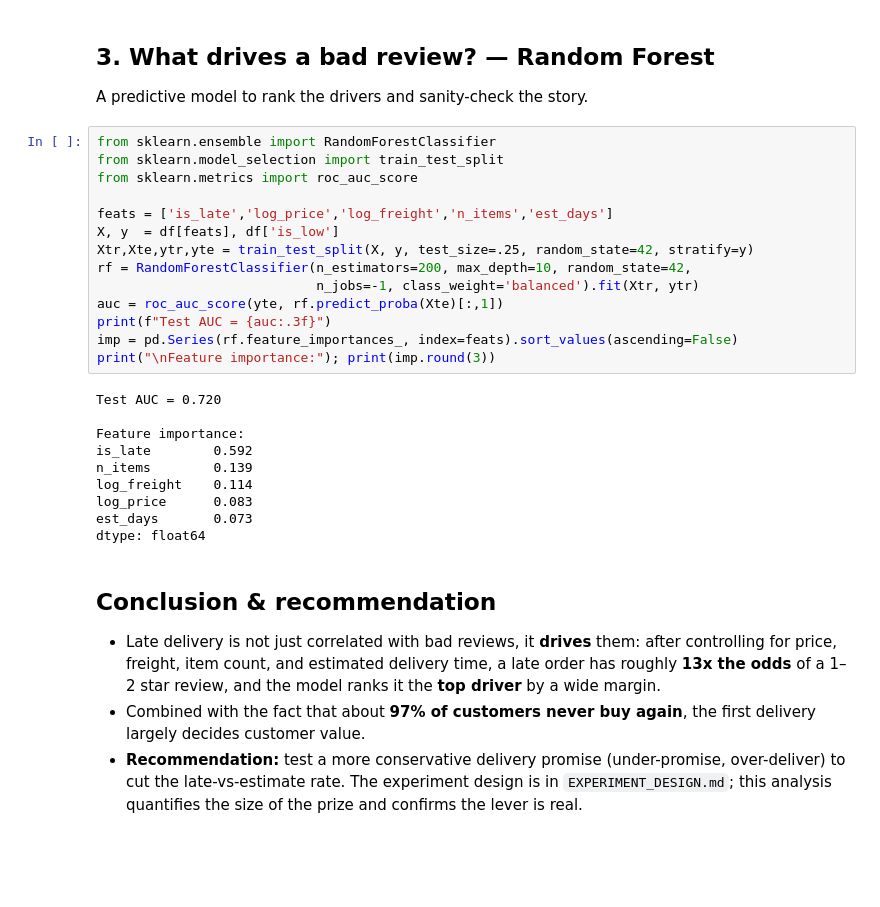
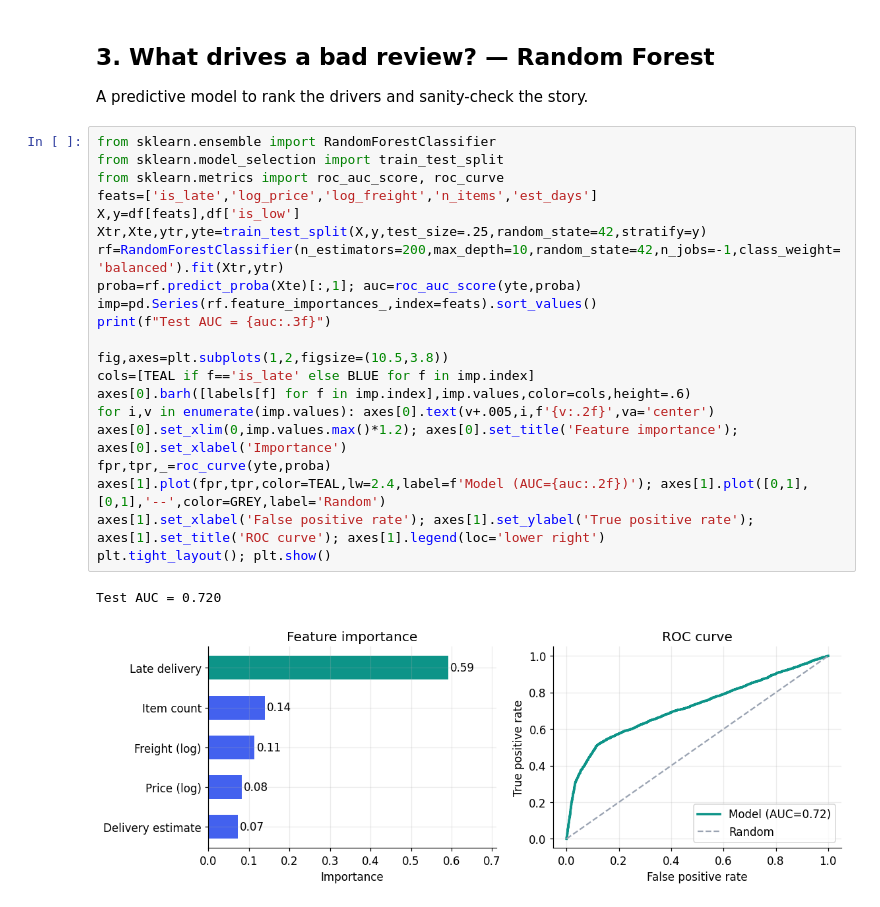
Before and after one commit to mishalaboobackar/olist-marketplace-analytics, a Jupyter notebook: notebooks/03_experiment_analysis.ipynb, the cells around one changed output. Cells and saved outputs as stored; diff of their text form; blank space fills up the shorter version.

```diff
--- a/notebooks/03_experiment_analysis.ipynb
+++ b/notebooks/03_experiment_analysis.ipynb
@@ -114,30 +85,24 @@ A predictive model to rank the drivers and sanity-check the story.
 # %%
 from sklearn.ensemble import RandomForestClassifier
 from sklearn.model_selection import train_test_split
-from sklearn.metrics import roc_auc_score
+from sklearn.metrics import roc_auc_score, roc_curve
+feats=['is_late','log_price','log_freight','n_items','est_days']
+X,y=df[feats],df['is_low']
+Xtr,Xte,ytr,yte=train_test_split(X,y,test_size=.25,random_state=42,stratify=y)
+rf=RandomForestClassifier(n_estimators=200,max_depth=10,random_state=42,n_jobs=-1,class_weight='balanced').fit(Xtr,ytr)
+proba=rf.predict_proba(Xte)[:,1]; auc=roc_auc_score(yte,proba)
+imp=pd.Series(rf.feature_importances_,index=feats).sort_values()
+print(f"Test AUC = {auc:.3f}")
 
-feats = ['is_late','log_price','log_freight','n_items','est_days']
-X, y  = df[feats], df['is_low']
-Xtr,Xte,ytr,yte = train_test_split(X, y, test_size=.25, random_state=42, stratify=y)
-rf = RandomForestClassifier(n_estimators=200, max_depth=10, random_state=42,
-                            n_jobs=-1, class_weight='balanced').fit(Xtr, ytr)
-auc = roc_auc_score(yte, rf.predict_proba(Xte)[:,1])
-print(f"Test AUC = {auc:.3f}")
-imp = pd.Series(rf.feature_importances_, index=feats).sort_values(ascending=False)
-print("\nFeature importance:"); print(imp.round(3))
+fig,axes=plt.subplots(1,2,figsize=(10.5,3.8))
+cols=[TEAL if f=='is_late' else BLUE for f in imp.index]
+axes[0].barh([labels[f] for f in imp.index],imp.values,color=cols,height=.6)
+for i,v in enumerate(imp.values): axes[0].text(v+.005,i,f'{v:.2f}',va='center')
+axes[0].set_xlim(0,imp.values.max()*1.2); axes[0].set_title('Feature importance'); axes[0].set_xlabel('Importance')
+fpr,tpr,_=roc_curve(yte,proba)
+axes[1].plot(fpr,tpr,color=TEAL,lw=2.4,label=f'Model (AUC={auc:.2f})'); axes[1].plot([0,1],[0,1],'--',color=GREY,label='Random')
+axes[1].set_xlabel('False positive rate'); axes[1].set_ylabel('True positive rate'); axes[1].set_title('ROC curve'); axes[1].legend(loc='lower right')
+plt.tight_layout(); plt.show()
 # %% [output]
 Test AUC = 0.720
-
-Feature importance:
-is_late        0.592
-n_items        0.139
-log_freight    0.114
-log_price      0.083
-est_days       0.073
-dtype: float64
+[figure, added]
-# %% [markdown]
-## Conclusion & recommendation
-
-- Late delivery is not just correlated with bad reviews, it **drives** them: after controlling for price, freight, item count, and estimated delivery time, a late order has roughly **13x the odds** of a 1–2 star review, and the model ranks it the **top driver** by a wide margin.
-- Combined with the fact that about **97% of customers never buy again**, the first delivery largely decides customer value.
-- **Recommendation:** test a more conservative delivery promise (under-promise, over-deliver) to cut the late-vs-estimate rate. The experiment design is in `EXPERIMENT_DESIGN.md`; this analysis quantifies the size of the prize and confirms the lever is real.
```
Also changed, not shown: parts of 8 cells of this notebook.
